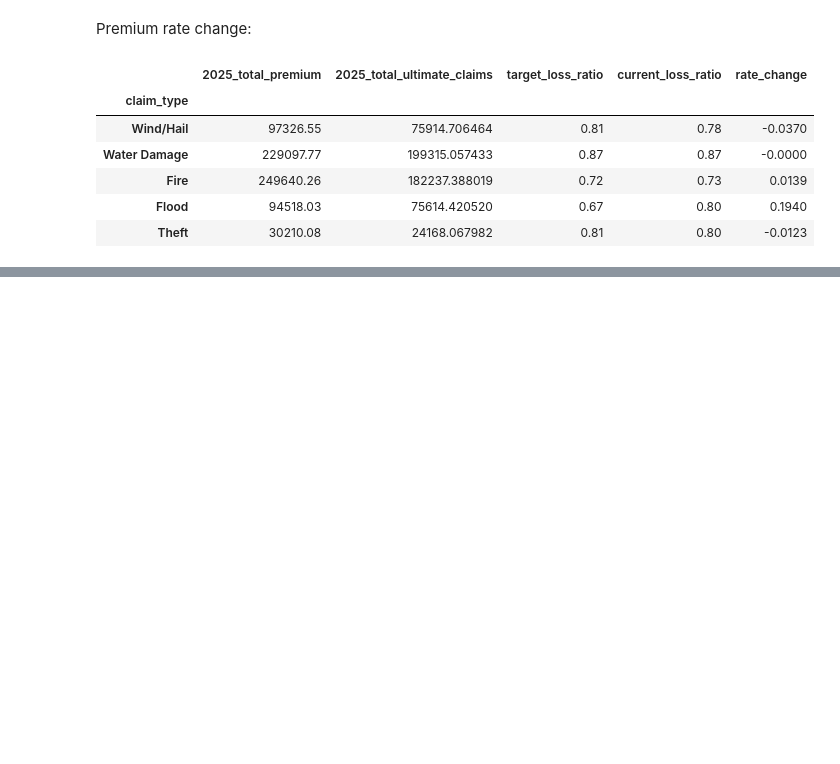
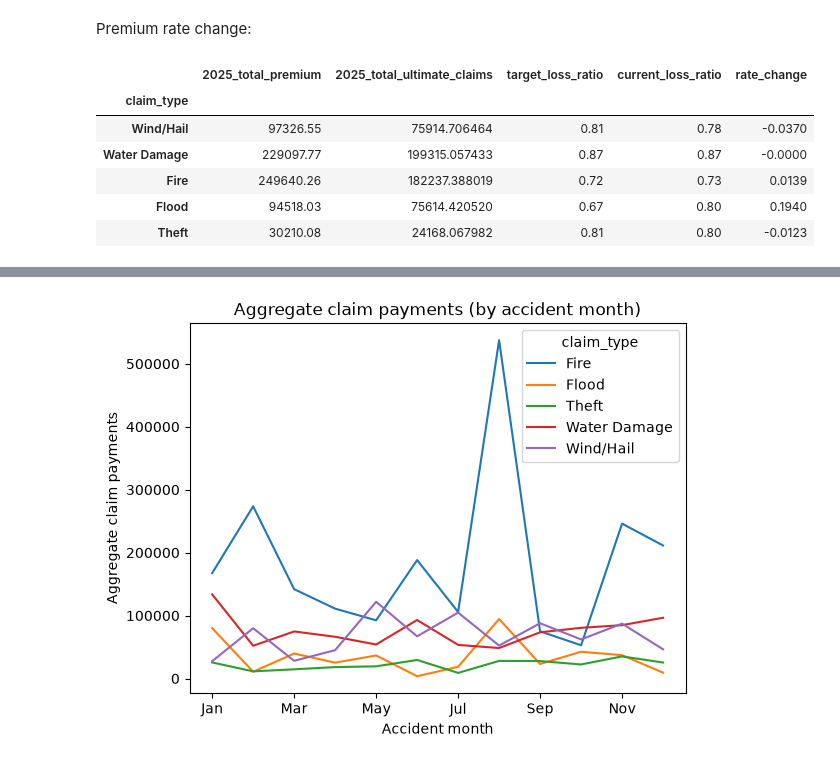
Before and after one commit to aj-tao/home-insurance-ratemaking, a Jupyter notebook: reports/home insurance ratemaking.ipynb, the cells around one changed output, grey strips where cells are left out. Saved outputs shown, nothing was run; the diff lists cells and outputs as text; code cells hidden in the pictures; blank space fills up the shorter version.

Commit message:
completed aggregate payments visualization and premium rate change analysis

```diff
--- a/reports/home insurance ratemaking.ipynb
+++ b/reports/home insurance ratemaking.ipynb
@@ -309,0 +315,13 @@ df_prc
+# %%
+df_ap = pd.pivot_table(df.fillna(0),
+                        values="payment_amount",
+                        index="claim_id",
+                        columns="payment_year",
+                        aggfunc="sum")
+df_ap = df_ap.fillna(0)
+df_ap['total_claim_payment'] = df_ap.sum(axis=1)
+df_ap = df_ap.merge(df_c[['claim_id', 'accident_month', 'claim_type']],
+                    on="claim_id",
+                    how="left")
+df_ap = df_ap[['claim_id', 'total_claim_payment', 'accident_month', 'claim_type']]
+df_ap
@@ -309,0 +342,7 @@ df_prc
+# %%
+pt = pd.pivot_table(df_ap[df_ap['total_claim_payment'] < 250000 ],
+               values='total_claim_payment',
+               columns='accident_month',
+               index='claim_type',
+               aggfunc='sum')
+pt.columns = pd.Index(['Jan', 'Feb', 'Mar', 'Apr', 'May', 'Jun', 'Jul', 'Aug', 'Sep', 'Oct', 'Nov', 'Dec'], name="accident_month")
@@ -309,0 +359,8 @@ df_prc
+# %%
+pt.transpose().plot()
+plt.xlabel("Accident month")
+plt.ylabel("Aggregate claim payments")
+plt.title("Aggregate claim payments (by accident month)")
+plt.show()
+# %% [output]
+[figure, added]
```
Also changed, not shown: parts of 16 cells of this notebook.
